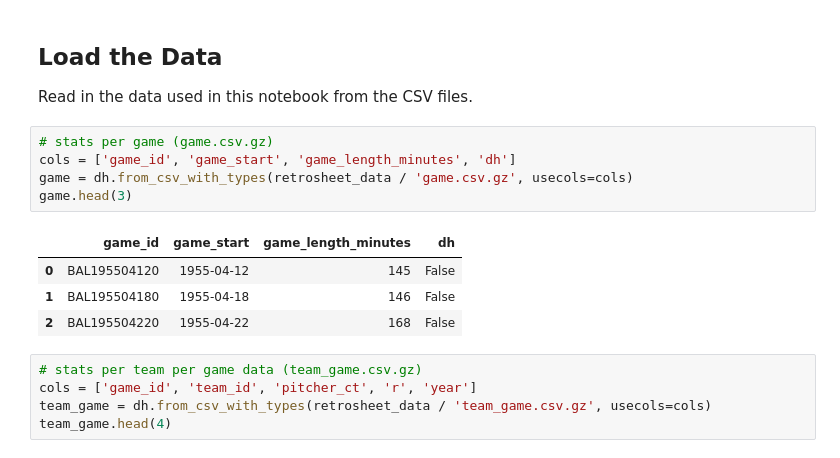
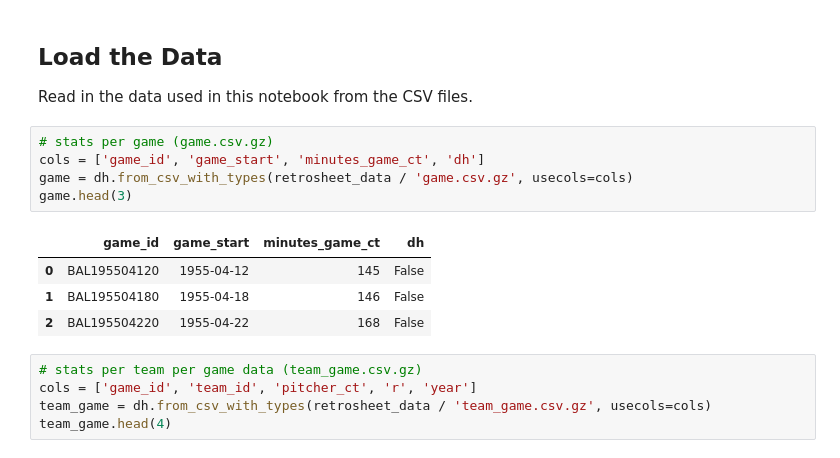
Before and after one commit to sdiehl28/baseball-analytics, a Jupyter notebook: baseball_jupyter_nb/01_Intro_CSV.ipynb, the cells around one changed output. Saved outputs shown, nothing was run; the diff lists cells and outputs as text.

```diff
--- a/baseball_jupyter_nb/01_Intro_CSV.ipynb
+++ b/baseball_jupyter_nb/01_Intro_CSV.ipynb
@@ -80,11 +80,11 @@ pd.set_option("display.max_columns", 50)
 Read in the data used in this notebook from the CSV files.
 # %%
 # stats per game (game.csv.gz)
-cols = ['game_id', 'game_start', 'game_length_minutes', 'dh']
+cols = ['game_id', 'game_start', 'minutes_game_ct', 'dh']
 game = dh.from_csv_with_types(retrosheet_data / 'game.csv.gz', usecols=cols)
 game.head(3)
 # %% [output]
-|  | game_id | game_start | game_length_minutes | dh |
+|  | game_id | game_start | minutes_game_ct | dh |
 | 0 | BAL195504120 | 1955-04-12 | 145 | False |
 | 1 | BAL195504180 | 1955-04-18 | 146 | False |
 | 2 | BAL195504220 | 1955-04-22 | 168 | False |
```
Also changed, not shown: parts of 8 cells of this notebook, 3 other files.
